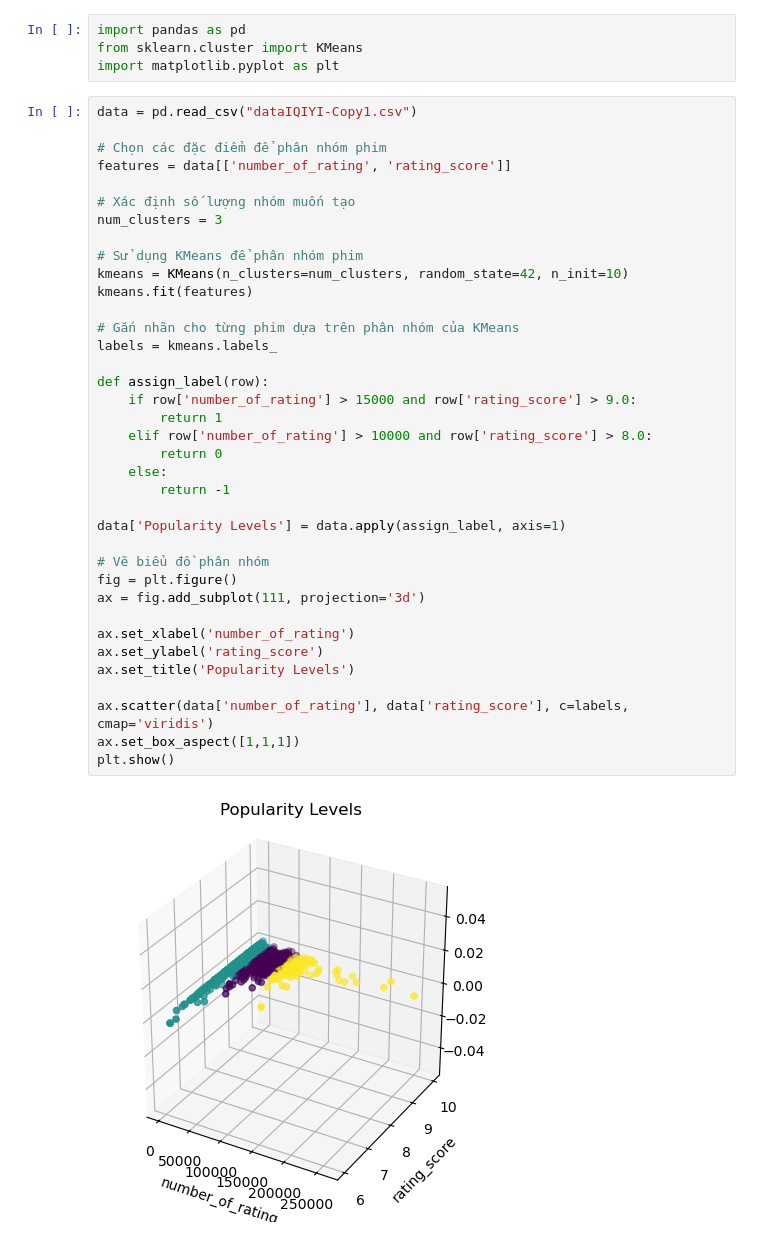
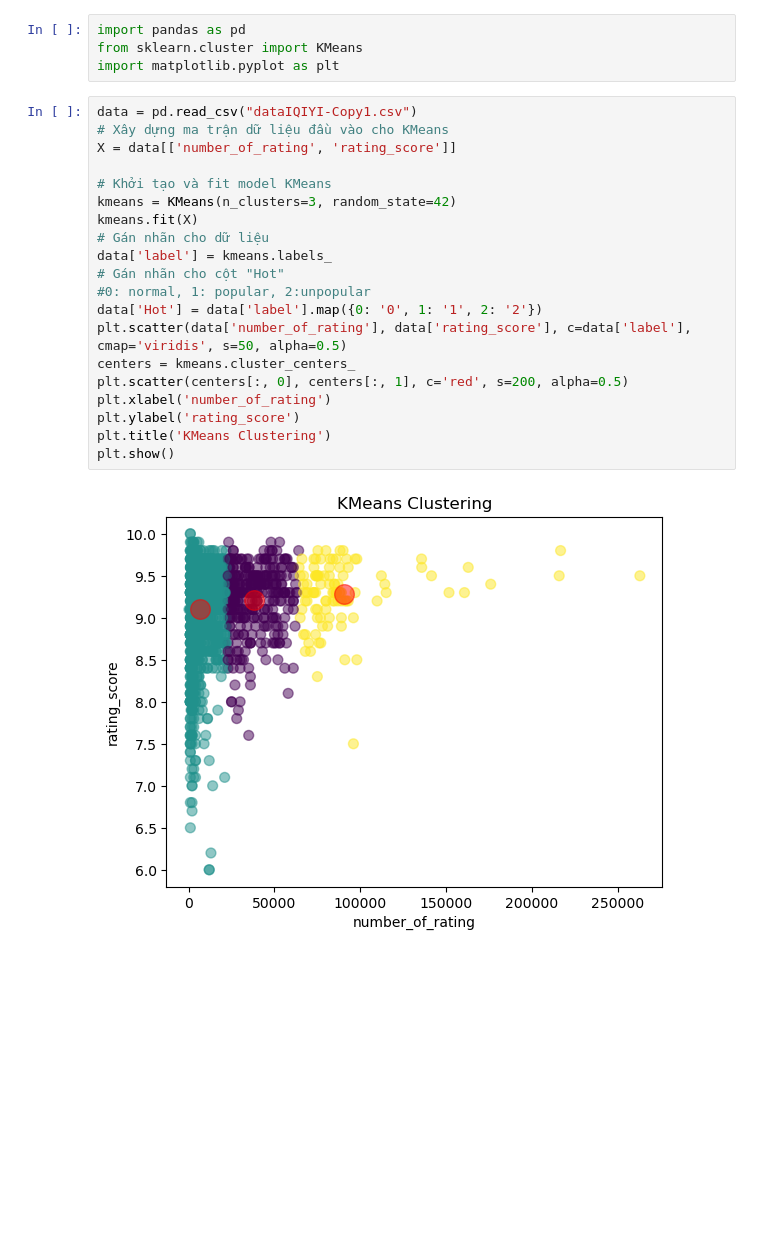
Before and after one commit to lamchi357/iQIYI, a Jupyter notebook: Train.ipynb, the cells around one changed output. Saved outputs shown, nothing was run; the diff lists cells and outputs as text; blank space fills up the shorter version.

```diff
--- a/Train.ipynb
+++ b/Train.ipynb
@@ -4,41 +4,24 @@ from sklearn.cluster import KMeans
 import matplotlib.pyplot as plt
 # %%
 data = pd.read_csv("dataIQIYI-Copy1.csv")
+# Xây dựng ma trận dữ liệu đầu vào cho KMeans
+X = data[['number_of_rating', 'rating_score']]
 
-# Chọn các đặc điểm để phân nhóm phim
-features = data[['number_of_rating', 'rating_score']]
-
-# Xác định số lượng nhóm muốn tạo
-num_clusters = 3
-
-# Sử dụng KMeans để phân nhóm phim
-kmeans = KMeans(n_clusters=num_clusters, random_state=42, n_init=10)
-kmeans.fit(features)
-
-# Gắn nhãn cho từng phim dựa trên phân nhóm của KMeans
-labels = kmeans.labels_
-
-def assign_label(row):
-    if row['number_of_rating'] > 15000 and row['rating_score'] > 9.0:
-        return 1
-    elif row['number_of_rating'] > 10000 and row['rating_score'] > 8.0:
-        return 0
-    else:
-        return -1
-
-data['Popularity Levels'] = data.apply(assign_label, axis=1)
-
-# Vẽ biểu đồ phân nhóm
-fig = plt.figure()
-ax = fig.add_subplot(111, projection='3d')
-
-ax.set_xlabel('number_of_rating')
-ax.set_ylabel('rating_score')
-ax.set_title('Popularity Levels')
-
-ax.scatter(data['number_of_rating'], data['rating_score'], c=labels, cmap='viridis')
-ax.set_box_aspect([1,1,1])
+# Khởi tạo và fit model KMeans
+kmeans = KMeans(n_clusters=3, random_state=42)
+kmeans.fit(X)
+# Gán nhãn cho dữ liệu
+data['label'] = kmeans.labels_
+# Gán nhãn cho cột "Hot"
+#0: normal, 1: popular, 2:unpopular
+data['Hot'] = data['label'].map({0: '0', 1: '1', 2: '2'})
+plt.scatter(data['number_of_rating'], data['rating_score'], c=data['label'], cmap='viridis', s=50, alpha=0.5)
+centers = kmeans.cluster_centers_
+plt.scatter(centers[:, 0], centers[:, 1], c='red', s=200, alpha=0.5)
+plt.xlabel('number_of_rating')
+plt.ylabel('rating_score')
+plt.title('KMeans Clustering')
 plt.show()
 # %% [output]
-[figure, old version]
+[figure, new version]
 # %%
```
Also changed, not shown: parts of 1 cell of this notebook.
